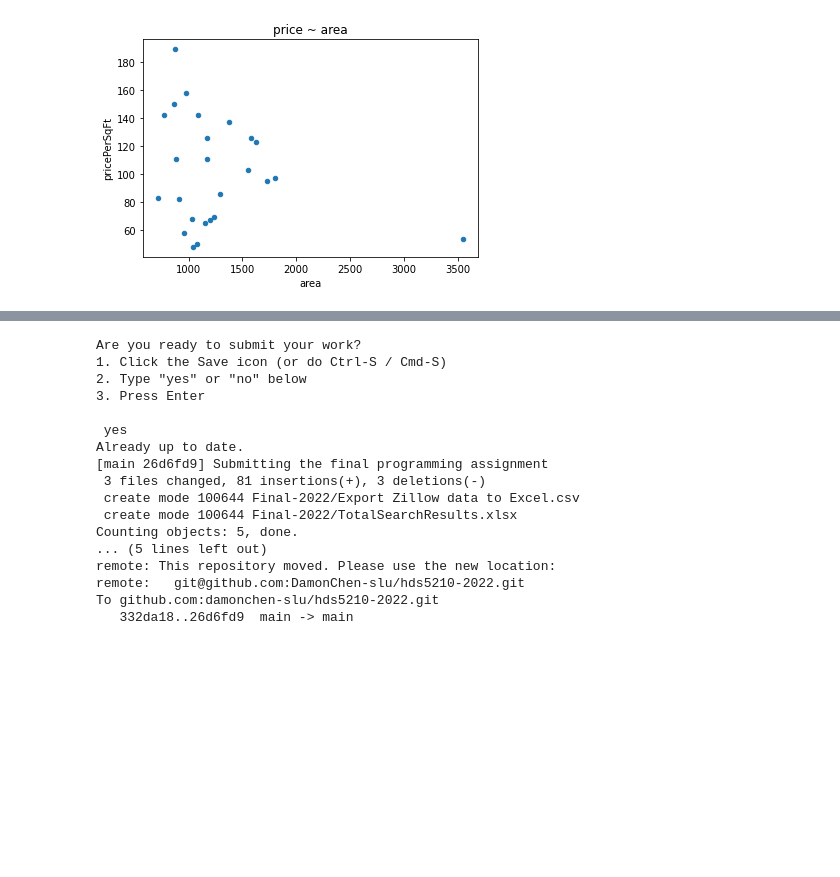
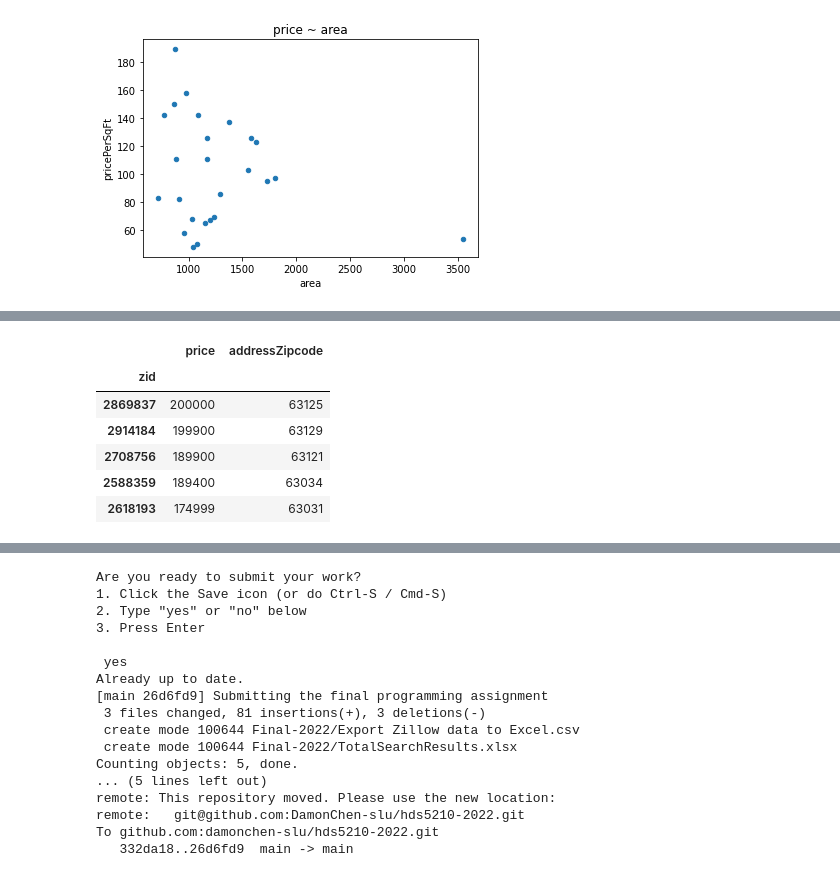
Before and after one commit to DamonChen-slu/hds5210-2022, a Jupyter notebook: Final-2022/Final_project_saint_louis_house_price.ipynb, the cells around one changed output, grey strips where cells are left out. Drawn from its saved outputs; the diff is of its cells as text; code cells hidden in the pictures; blank space fills up the shorter version.

```diff
--- a/Final-2022/Final_project_saint_louis_house_price.ipynb
+++ b/Final-2022/Final_project_saint_louis_house_price.ipynb
@@ -72,0 +137,12 @@ file1_price_area.plot(kind='scatter',x='area',y='pricePerSqFt', title="price ~ a
+# %%
+file1_sort = file1.sort_values(by='price', ascending=False)
+file1_sort_price_zip = file1_sort[['price','addressZipcode']]
+file1_sort_price_zip.head(5)
+# %% [output]
+|  | price | addressZipcode |
+| zid |  |  |
+| 2869837 | 200000 | 63125 |
+| 2914184 | 199900 | 63129 |
+| 2708756 | 189900 | 63121 |
+| 2588359 | 189400 | 63034 |
+| 2618193 | 174999 | 63031 |
```
Also changed, not shown: parts of 24 cells of this notebook, 2 other files.
